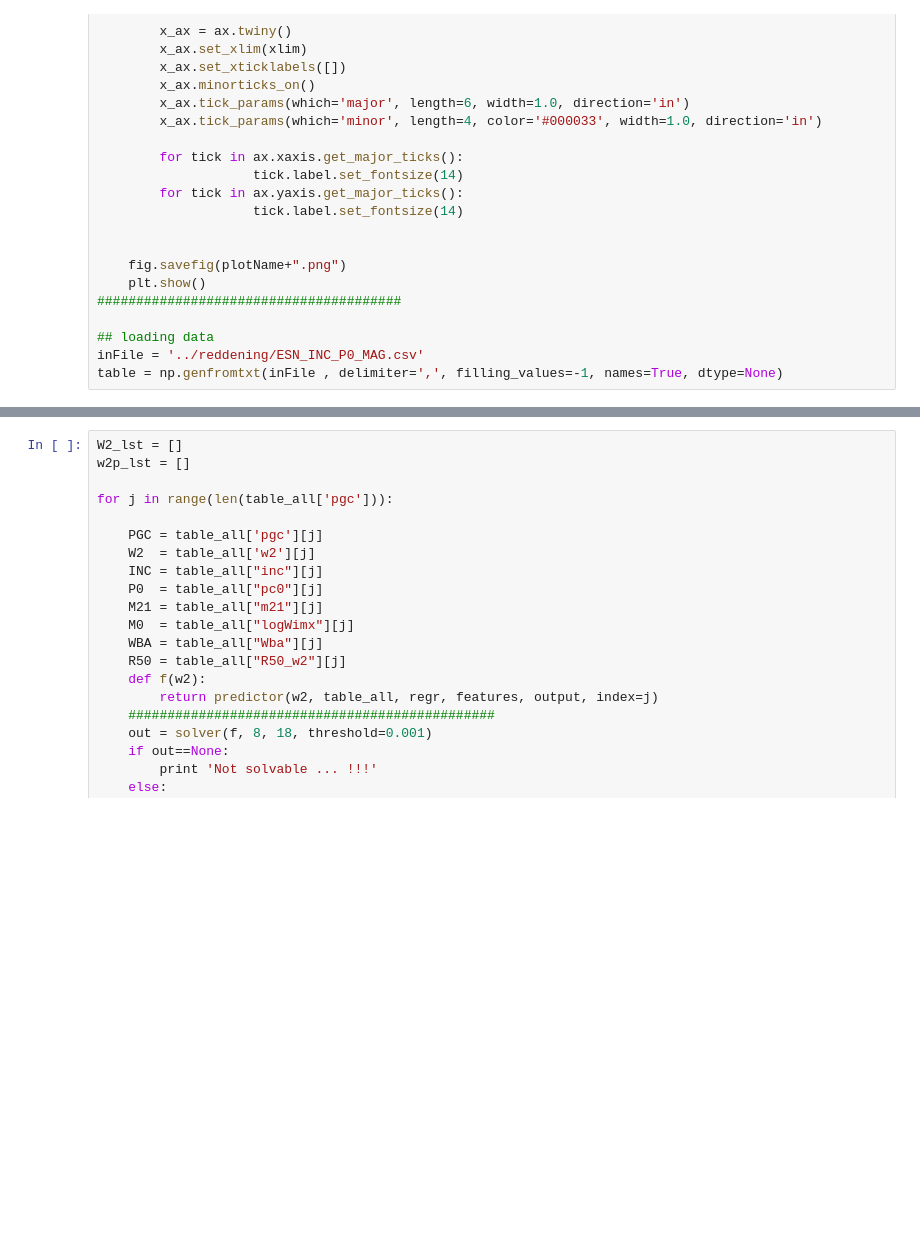
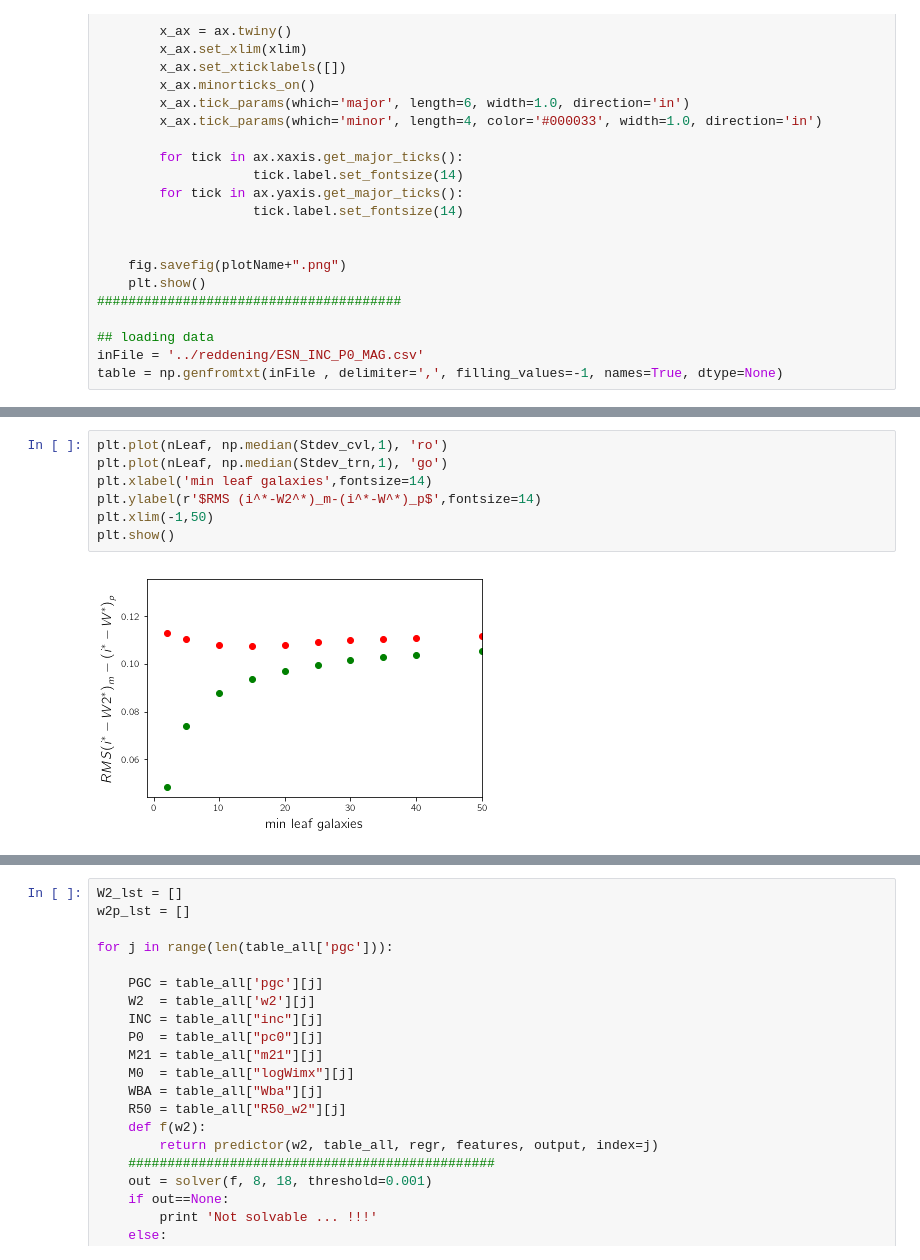
Before and after one commit to ekourkchi/TFcalibrators, a Jupyter notebook: Untitled-Copy2.ipynb, the cells around one changed output, grey strips where cells are left out. Drawn from its saved outputs; the diff is of its cells as text; blank space fills up the shorter version.

```diff
--- a/Untitled-Copy2.ipynb
+++ b/Untitled-Copy2.ipynb
@@ -273,3 +258,12 @@ plt.show()
+# %%
+plt.plot(nLeaf, np.median(Stdev_cvl,1), 'ro')
+plt.plot(nLeaf, np.median(Stdev_trn,1), 'go')
+plt.xlabel('min leaf galaxies',fontsize=14)
+plt.ylabel(r'$RMS (i^*-W2^*)_m-(i^*-W^*)_p$',fontsize=14)
+plt.xlim(-1,50)
+plt.show()
+# %% [output]
+[figure, added]
 # %%
 regr = RandomForestRegressor(max_depth=max_depth, n_estimators=n_estimators, \
         max_features=max_features, min_samples_leaf=min_samples_leaf, \
```
Also changed, not shown: parts of 5 cells of this notebook, 5 other files.
